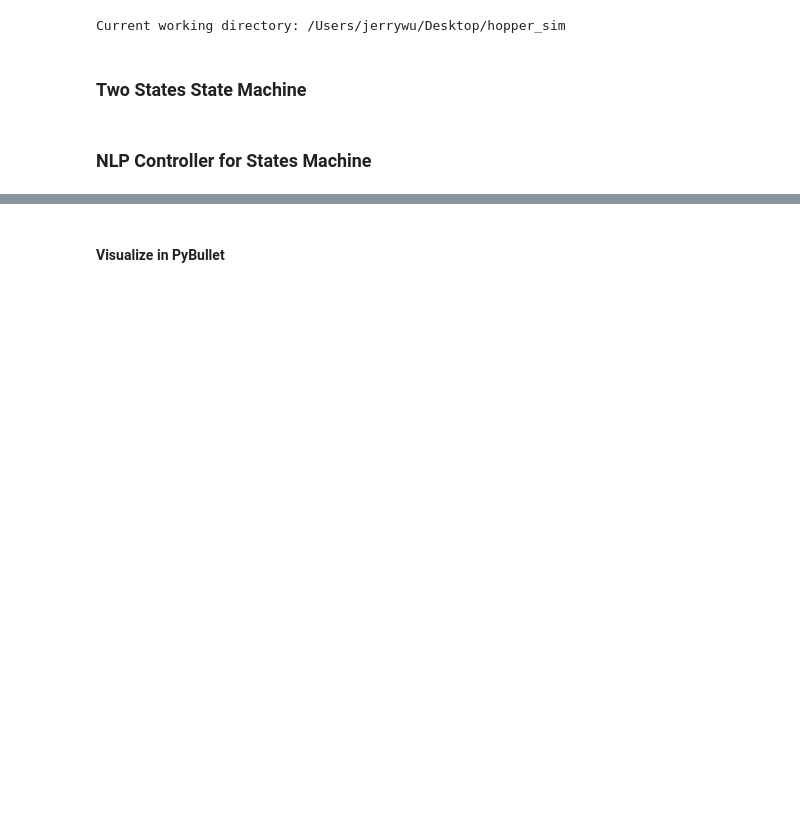
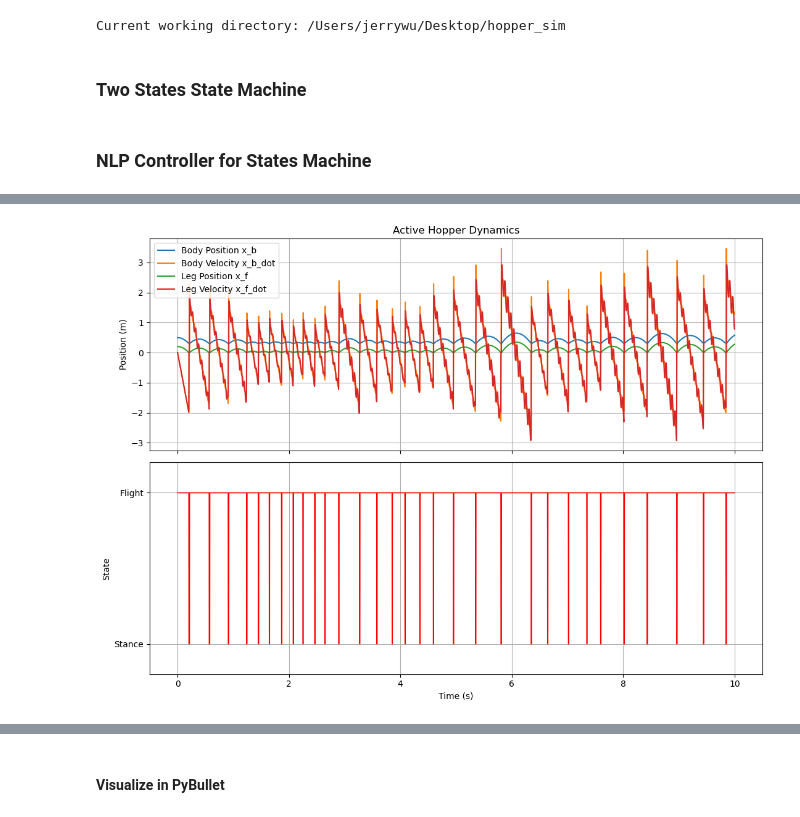
Before and after one commit to thecleverbanana/hopper_sim, a Jupyter notebook: notebooks/GRP_hopper.ipynb, the cells around one changed output, grey strips where cells are left out. Cells and saved outputs as stored; diff of their text form; code cells hidden in the pictures; blank space fills up the shorter version.

```diff
--- a/notebooks/GRP_hopper.ipynb
+++ b/notebooks/GRP_hopper.ipynb
@@ -490,4 +490,42 @@ Efficiency Gain:
 ============================================================
+# %%
+import matplotlib.pyplot as plt
+
+fig, axs = plt.subplots(2, 1, figsize=(11, 8), sharex=True)
+
+# ============================================================
+# FIGURE 1 — Hopper Dynamics
+# ============================================================
+
+# ------------------------------------------------------------------
+# 1. Body & Leg states
+# ------------------------------------------------------------------
+axs[0].plot(t, x[:, 0], label="Body Position x_b")
+axs[0].plot(t, x[:, 1], label="Body Velocity x_b_dot")
+axs[0].plot(t, x[:, 2], label="Leg Position x_f")
+axs[0].plot(t, x[:, 3], label="Leg Velocity x_f_dot")
+
+axs[0].grid(True)
+axs[0].legend()
+axs[0].set_ylabel("Position (m)")
+axs[0].set_title("Active Hopper Dynamics")
+
+# ------------------------------------------------------------------
+# 2. Flight/Stance Mode
+# ------------------------------------------------------------------
+axs[1].plot(t, state_arr, 'r-', linewidth=1.2)
+axs[1].set_ylim(-0.2, 1.2)
+axs[1].set_yticks([0, 1])
+axs[1].set_yticklabels(["Stance", "Flight"])
+axs[1].set_ylabel("State")
+axs[1].grid(True)
+
+axs[1].set_xlabel("Time (s)")
+
+plt.tight_layout()
+plt.show()
+# %% [output]
+[figure, added]
 # %%
 import matplotlib.pyplot as plt
 
```
Also changed, not shown: parts of 5 cells of this notebook, 7 other files.
